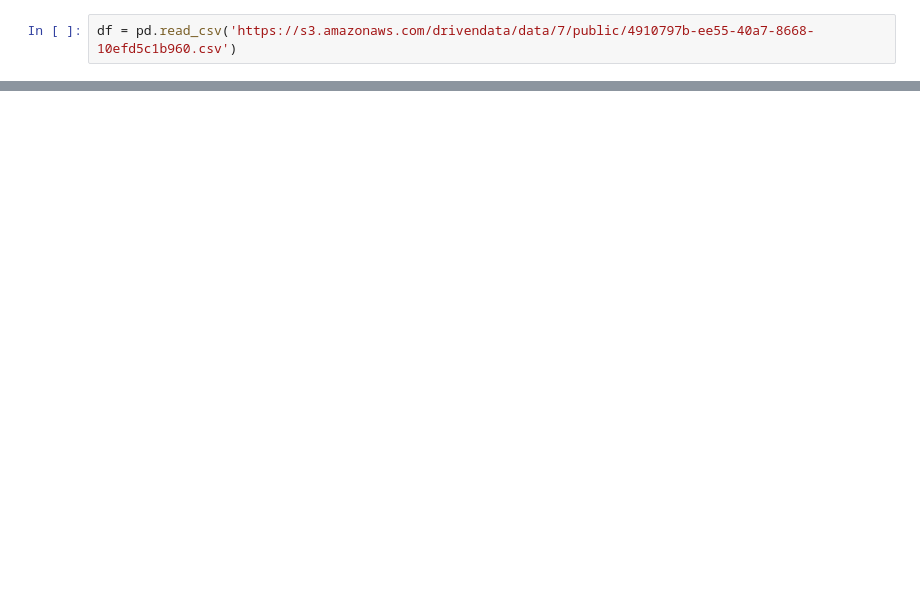
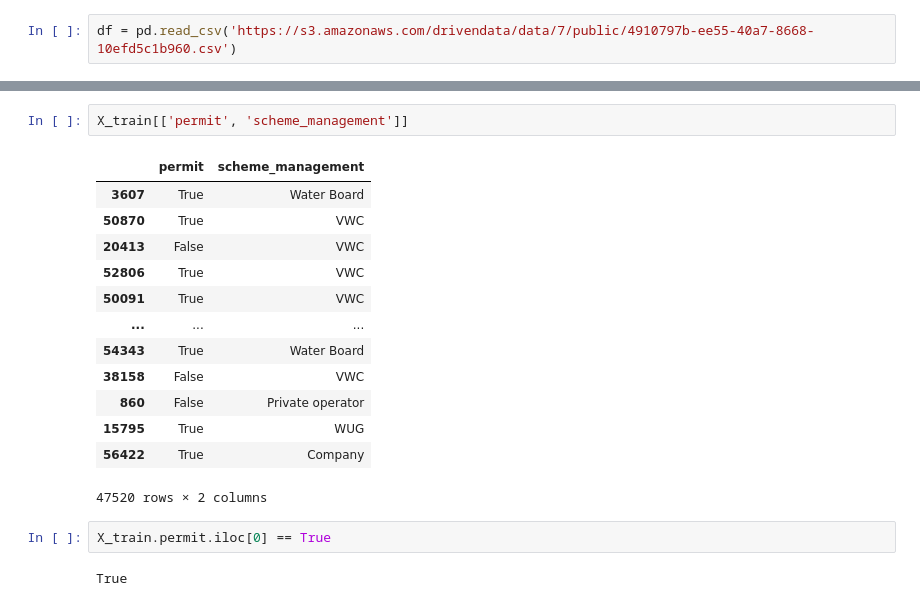
Before and after one commit to KCristopher/drivendata_competitions, a Jupyter notebook: data_mining_water_table/pump_water.ipynb, the cells around one changed output, grey strips where cells are left out. Cells and saved outputs as stored; diff of their text form; blank space fills up the shorter version.

```diff
--- a/data_mining_water_table/pump_water.ipynb
+++ b/data_mining_water_table/pump_water.ipynb
@@ -97,0 +303,20 @@ We hope that we would be able to discern which waterponits are functional, which
+# %%
+X_train[['permit', 'scheme_management']]
+# %% [output]
+|  | permit | scheme_management |
+| 3607 | True | Water Board |
+| 50870 | True | VWC |
+| 20413 | False | VWC |
+| 52806 | True | VWC |
+| 50091 | True | VWC |
+| ... | ... | ... |
+| 54343 | True | Water Board |
+| 38158 | False | VWC |
+| 860 | False | Private operator |
+| 15795 | True | WUG |
+| 56422 | True | Company |
+47520 rows × 2 columns
+# %%
+X_train.permit.iloc[0] == True
+# %% [output]
+True
```
Also changed, not shown: parts of 40 cells of this notebook.
